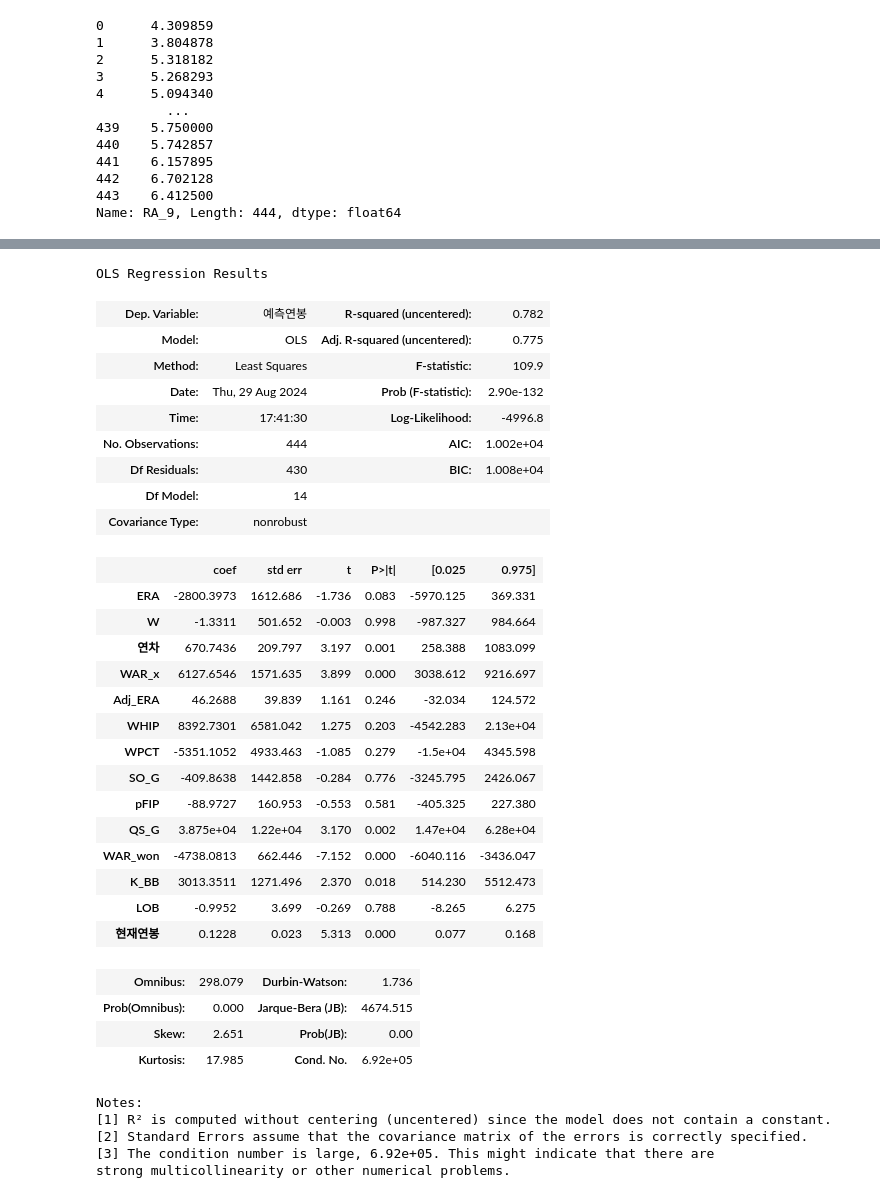
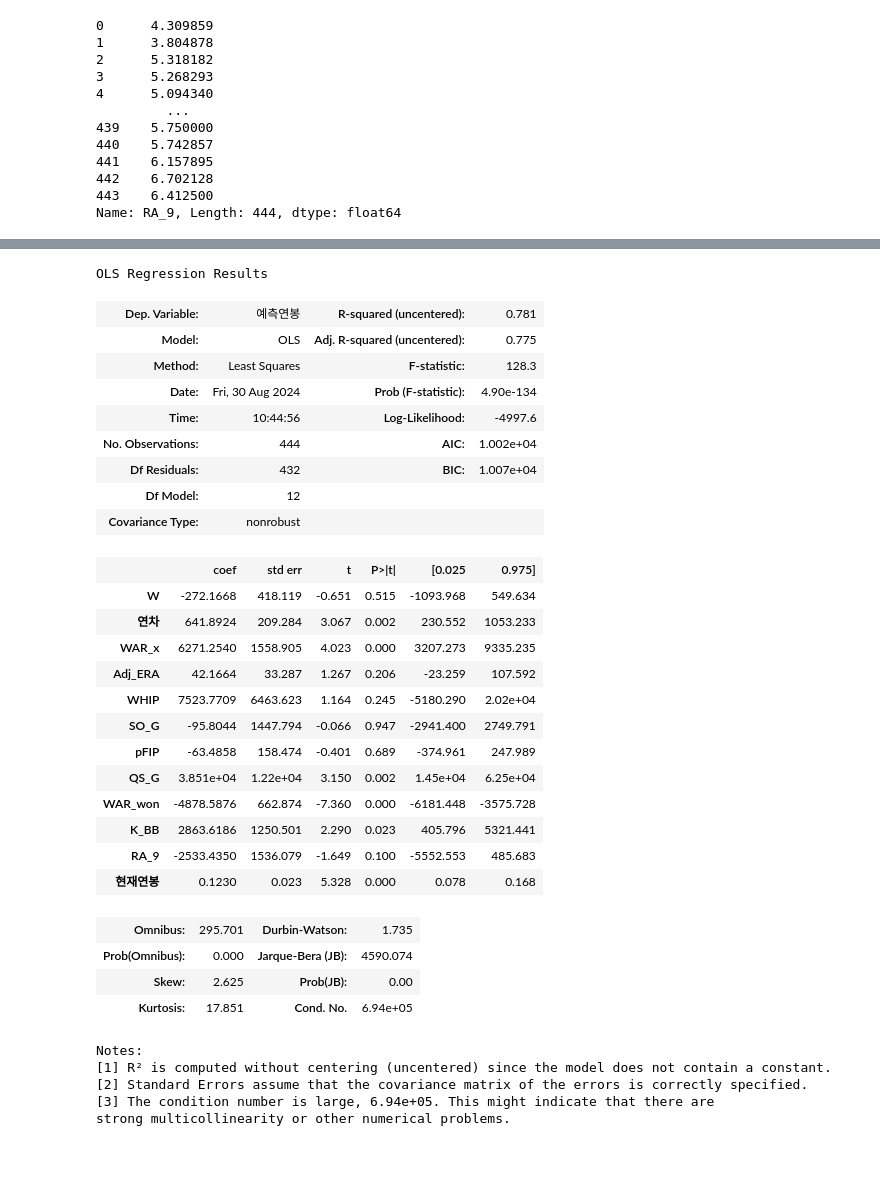
Before and after one commit to jayiuk/mid_project, a Jupyter notebook: model_test.ipynb, the cells around one changed output, grey strips where cells are left out. Cells and saved outputs as stored; diff of their text form; code cells hidden in the pictures; blank space fills up the shorter version.

```diff
--- a/model_test.ipynb
+++ b/model_test.ipynb
@@ -24,8 +24,6 @@ stat
 | 442 | 17 | 송영진 | SSG | 5.70 | 17 | 3 | 3 | 0 | 0 | 0.500 | ... | ... |
 | 443 | 20 | 박종훈 | SSG | 6.19 | 18 | 2 | 6 | 0 | 0 | 0.250 | ... | ... |
 444 rows × 48 columns
-# %%
-stat['LOB'] = ((stat['H'] + stat['BB'] + stat['HBP'] - stat['R'])/(stat['H'] + stat['BB'] + stat['HBP'] - (1.4*stat['HR']))) * 100
 # %%
 stat.columns
 # %% [output]
@@ -84,39 +82,37 @@ stat.describe()
 # %%
-model = sm.OLS(stat['예측연봉'], stat[['ERA','W', '연차', 'WAR_x', 'Adj_ERA', 'WHIP', 'WPCT','SO_G', 'pFIP','QS_G', 'WAR_won', 'K_BB', 'LOB','현재연봉']]).fit()
+model = sm.OLS(stat['예측연봉'], stat[['W', '연차', 'WAR_x', 'Adj_ERA', 'WHIP', 'SO_G', 'pFIP','QS_G', 'WAR_won', 'K_BB', 'RA_9','현재연봉']]).fit()
 model.summary()
 # %% [output]
 OLS Regression Results
-| Dep. Variable: | 예측연봉 | R-squared (uncentered): | 0.782 |
+| Dep. Variable: | 예측연봉 | R-squared (uncentered): | 0.781 |
 | Model: | OLS | Adj. R-squared (uncentered): | 0.775 |
-| Method: | Least Squares | F-statistic: | 109.9 |
-| Date: | Thu, 29 Aug 2024 | Prob (F-statistic): | 2.90e-132 |
-| Time: | 17:41:30 | Log-Likelihood: | -4996.8 |
+| Method: | Least Squares | F-statistic: | 128.3 |
+| Date: | Fri, 30 Aug 2024 | Prob (F-statistic): | 4.90e-134 |
+| Time: | 10:44:56 | Log-Likelihood: | -4997.6 |
 | No. Observations: | 444 | AIC: | 1.002e+04 |
-| Df Residuals: | 430 | BIC: | 1.008e+04 |
-| Df Model: | 14 |  |  |
+| Df Residuals: | 432 | BIC: | 1.007e+04 |
+| Df Model: | 12 |  |  |
 | Covariance Type: | nonrobust |  |  |
 |  | coef | std err | t | P>|t| | [0.025 | 0.975] |
-| ERA | -2800.3973 | 1612.686 | -1.736 | 0.083 | -5970.125 | 369.331 |
-| W | -1.3311 | 501.652 | -0.003 | 0.998 | -987.327 | 984.664 |
-| 연차 | 670.7436 | 209.797 | 3.197 | 0.001 | 258.388 | 1083.099 |
-| WAR_x | 6127.6546 | 1571.635 | 3.899 | 0.000 | 3038.612 | 9216.697 |
-| Adj_ERA | 46.2688 | 39.839 | 1.161 | 0.246 | -32.034 | 124.572 |
-| WHIP | 8392.7301 | 6581.042 | 1.275 | 0.203 | -4542.283 | 2.13e+04 |
-| WPCT | -5351.1052 | 4933.463 | -1.085 | 0.279 | -1.5e+04 | 4345.598 |
-| SO_G | -409.8638 | 1442.858 | -0.284 | 0.776 | -3245.795 | 2426.067 |
-| pFIP | -88.9727 | 160.953 | -0.553 | 0.581 | -405.325 | 227.380 |
-| QS_G | 3.875e+04 | 1.22e+04 | 3.170 | 0.002 | 1.47e+04 | 6.28e+04 |
-| WAR_won | -4738.0813 | 662.446 | -7.152 | 0.000 | -6040.116 | -3436.047 |
-| K_BB | 3013.3511 | 1271.496 | 2.370 | 0.018 | 514.230 | 5512.473 |
-| LOB | -0.9952 | 3.699 | -0.269 | 0.788 | -8.265 | 6.275 |
-| 현재연봉 | 0.1228 | 0.023 | 5.313 | 0.000 | 0.077 | 0.168 |
+| W | -272.1668 | 418.119 | -0.651 | 0.515 | -1093.968 | 549.634 |
+| 연차 | 641.8924 | 209.284 | 3.067 | 0.002 | 230.552 | 1053.233 |
+| WAR_x | 6271.2540 | 1558.905 | 4.023 | 0.000 | 3207.273 | 9335.235 |
+| Adj_ERA | 42.1664 | 33.287 | 1.267 | 0.206 | -23.259 | 107.592 |
+| WHIP | 7523.7709 | 6463.623 | 1.164 | 0.245 | -5180.290 | 2.02e+04 |
+| SO_G | -95.8044 | 1447.794 | -0.066 | 0.947 | -2941.400 | 2749.791 |
+| pFIP | -63.4858 | 158.474 | -0.401 | 0.689 | -374.961 | 247.989 |
+| QS_G | 3.851e+04 | 1.22e+04 | 3.150 | 0.002 | 1.45e+04 | 6.25e+04 |
+| WAR_won | -4878.5876 | 662.874 | -7.360 | 0.000 | -6181.448 | -3575.728 |
+| K_BB | 2863.6186 | 1250.501 | 2.290 | 0.023 | 405.796 | 5321.441 |
+| RA_9 | -2533.4350 | 1536.079 | -1.649 | 0.100 | -5552.553 | 485.683 |
+| 현재연봉 | 0.1230 | 0.023 | 5.328 | 0.000 | 0.078 | 0.168 |
-| Omnibus: | 298.079 | Durbin-Watson: | 1.736 |
-| Prob(Omnibus): | 0.000 | Jarque-Bera (JB): | 4674.515 |
-| Skew: | 2.651 | Prob(JB): | 0.00 |
-| Kurtosis: | 17.985 | Cond. No. | 6.92e+05 |
+| Omnibus: | 295.701 | Durbin-Watson: | 1.735 |
+| Prob(Omnibus): | 0.000 | Jarque-Bera (JB): | 4590.074 |
+| Skew: | 2.625 | Prob(JB): | 0.00 |
+| Kurtosis: | 17.851 | Cond. No. | 6.94e+05 |
 Notes:
 [1] R² is computed without centering (uncentered) since the model does not contain a constant.
 [2] Standard Errors assume that the covariance matrix of the errors is correctly specified.
-[3] The condition number is large, 6.92e+05. This might indicate that there are
+[3] The condition number is large, 6.94e+05. This might indicate that there are
 strong multicollinearity or other numerical problems.
 # %%
```
Also changed, not shown: parts of 10 cells of this notebook, 2 other files.
